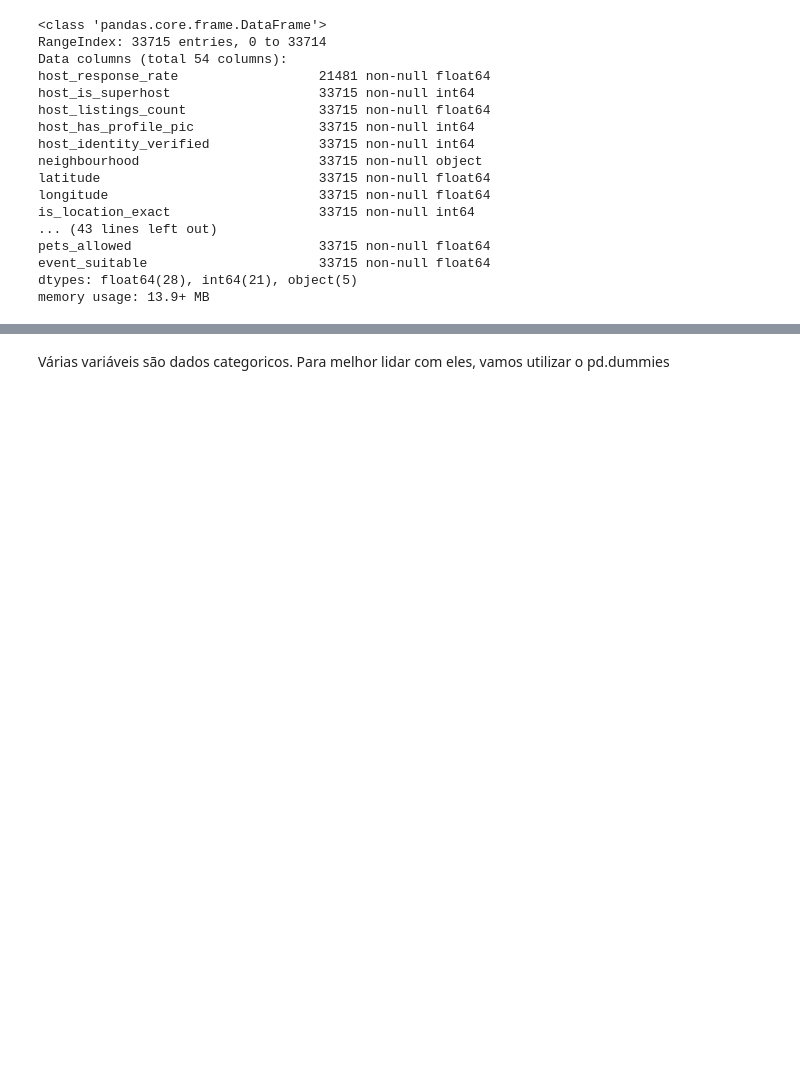
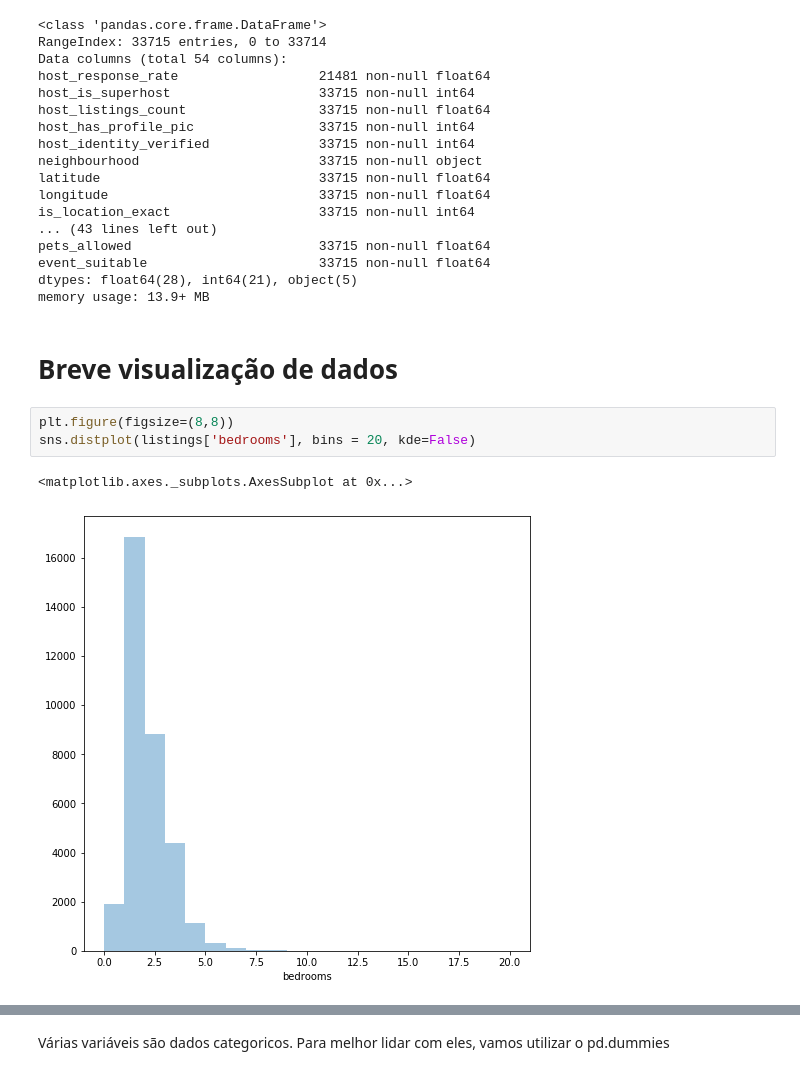
Before and after one commit to lmeazzini/AirBnB, a Jupyter notebook: AirBnB - Rio de Janeiro.ipynb, the cells around one changed output, grey strips where cells are left out. Saved outputs shown, nothing was run; the diff lists cells and outputs as text; blank space fills up the shorter version.

```diff
--- a/AirBnB - Rio de Janeiro.ipynb
+++ b/AirBnB - Rio de Janeiro.ipynb
@@ -190,3 +195,11 @@ pets_allowed                        33715 non-null float64
 event_suitable                      33715 non-null float64
 dtypes: float64(28), int64(21), object(5)
 memory usage: 13.9+ MB
+# %% [markdown]
+ # Breve visualização de dados
+# %%
+plt.figure(figsize=(8,8))
+sns.distplot(listings['bedrooms'], bins = 20, kde=False)
+# %% [output]
+<matplotlib.axes._subplots.AxesSubplot at 0x...>
+[figure, added]
```
Also changed, not shown: parts of 17 cells of this notebook.
